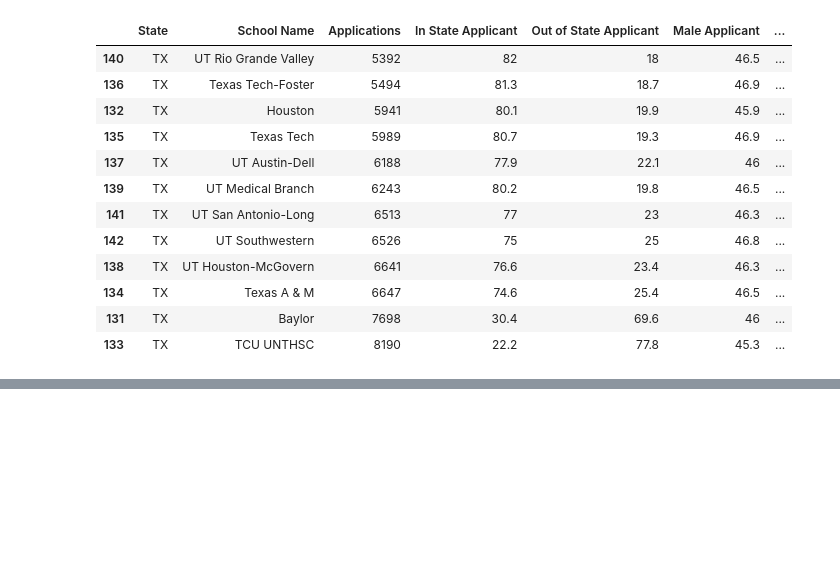
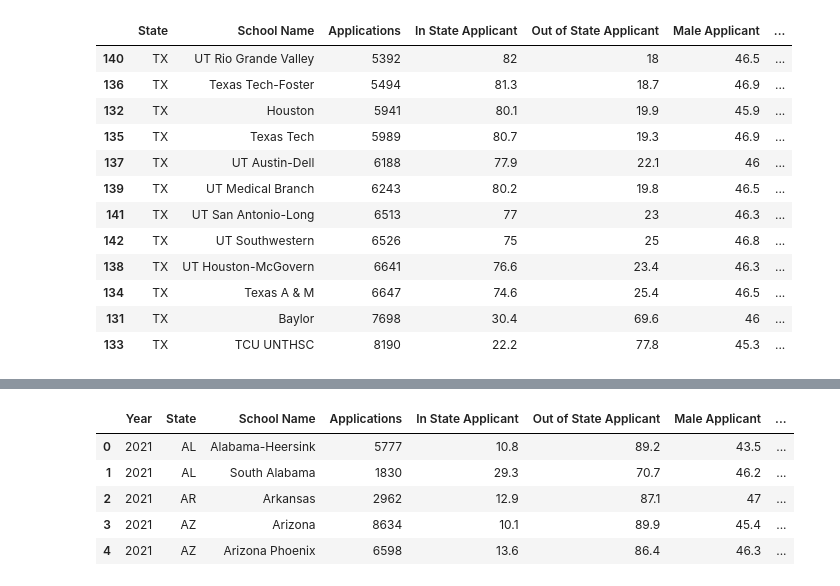
Before and after one commit to phamousq/data-analytics-projects, a Jupyter notebook: medicalschool/match data/aamc/aamc.ipynb, the cells around one changed output, grey strips where cells are left out. Saved outputs shown, nothing was run; the diff lists cells and outputs as text; code cells hidden in the pictures; blank space fills up the shorter version.

```diff
--- a/medicalschool/match data/aamc/aamc.ipynb
+++ b/medicalschool/match data/aamc/aamc.ipynb
@@ -84,0 +110,11 @@ df[df['State'] == 'CA'].sort_values(by=['Applications'])
+# %%
+# Add year column
+df.insert(0, "Year", [2021]*155)
+df.head()
+# %% [output]
+|  | Year | State | School Name | Applications | In State Applicant | Out of State Applicant | Male Applicant | ... |
+| 0 | 2021 | AL | Alabama-Heersink | 5777 | 10.8 | 89.2 | 43.5 | ... |
+| 1 | 2021 | AL | South Alabama | 1830 | 29.3 | 70.7 | 46.2 | ... |
+| 2 | 2021 | AR | Arkansas | 2962 | 12.9 | 87.1 | 47 | ... |
+| 3 | 2021 | AZ | Arizona | 8634 | 10.1 | 89.9 | 45.4 | ... |
+| 4 | 2021 | AZ | Arizona Phoenix | 6598 | 13.6 | 86.4 | 46.3 | ... |
```
Also changed, not shown: parts of 10 cells of this notebook, 2 other files.
